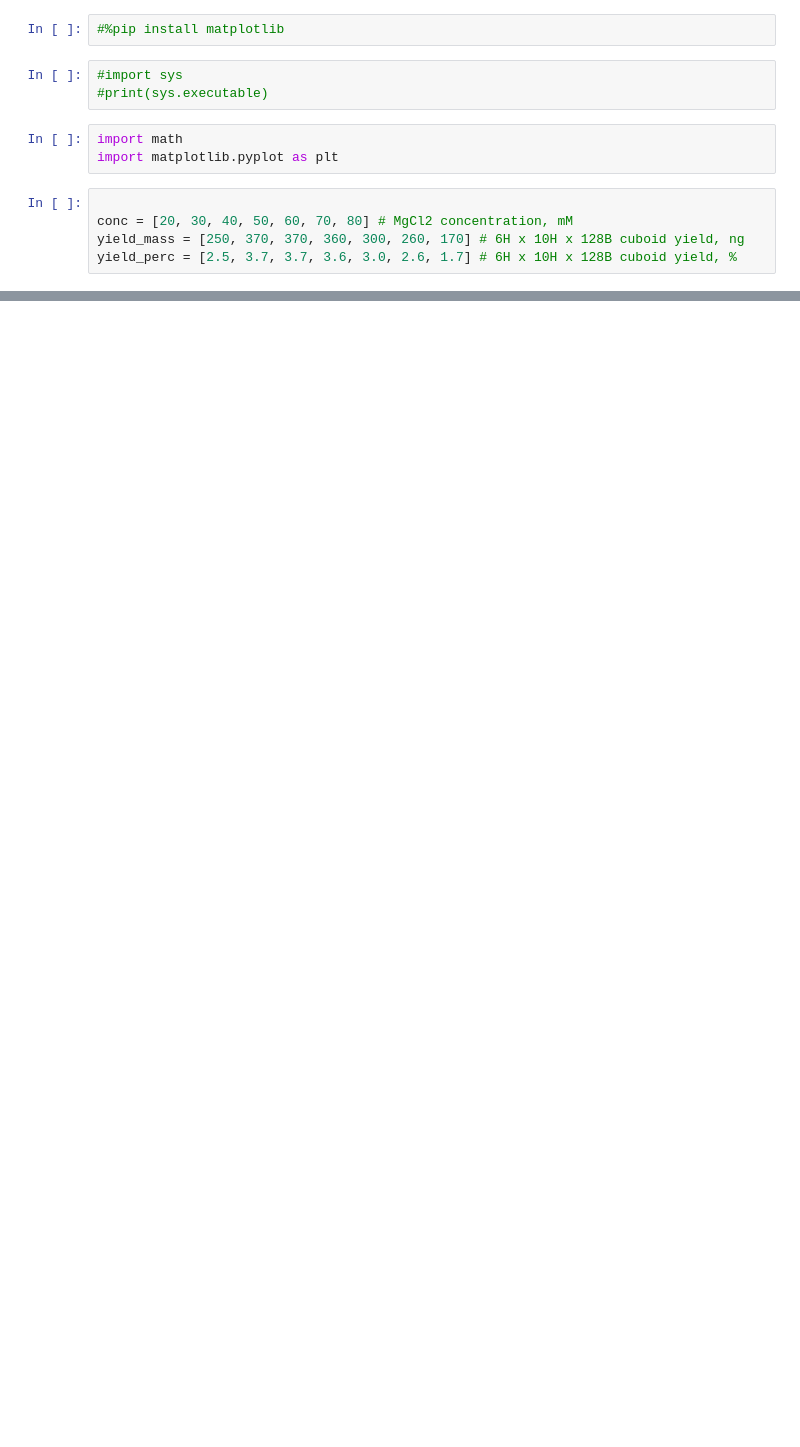
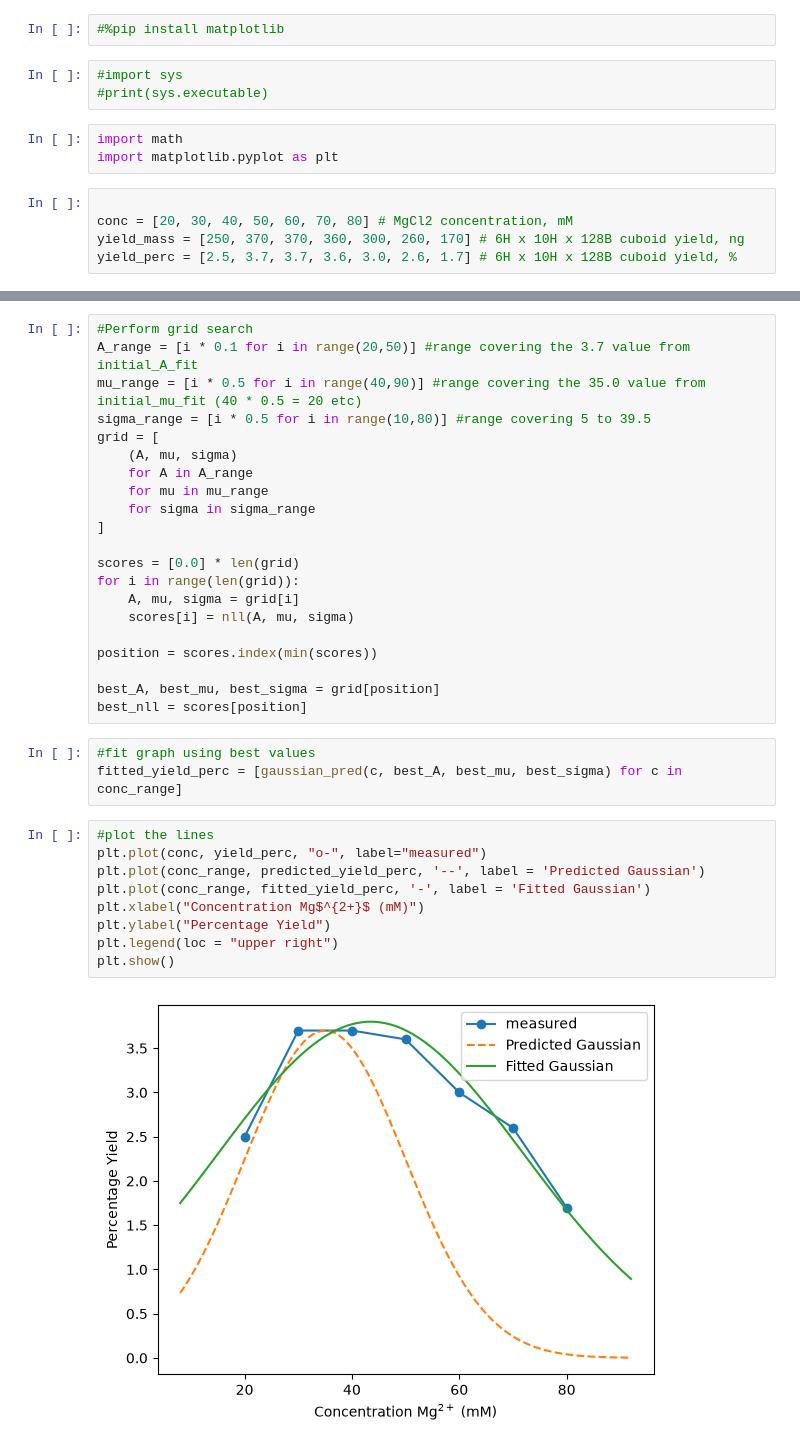
Before and after one commit to rracina/B-10_Project_DNA-Bricks, a Jupyter notebook: project_gabs.ipynb, the cells around one changed output, grey strips where cells are left out. Saved outputs shown, nothing was run; the diff lists cells and outputs as text; blank space fills up the shorter version.

```diff
--- a/project_gabs.ipynb
+++ b/project_gabs.ipynb
@@ -22,0 +132,35 @@ plt.show()
+# %%
+#Perform grid search
+A_range = [i * 0.1 for i in range(20,50)] #range covering the 3.7 value from initial_A_fit
+mu_range = [i * 0.5 for i in range(40,90)] #range covering the 35.0 value from initial_mu_fit (40 * 0.5 = 20 etc)
+sigma_range = [i * 0.5 for i in range(10,80)] #range covering 5 to 39.5
+grid = [
+    (A, mu, sigma)
+    for A in A_range
+    for mu in mu_range
+    for sigma in sigma_range
+]
+
+scores = [0.0] * len(grid)
+for i in range(len(grid)):
+    A, mu, sigma = grid[i]
+    scores[i] = nll(A, mu, sigma)
+
+position = scores.index(min(scores))
+
+best_A, best_mu, best_sigma = grid[position]
+best_nll = scores[position]
+# %%
+#fit graph using best values
+fitted_yield_perc = [gaussian_pred(c, best_A, best_mu, best_sigma) for c in conc_range]
+# %%
+#plot the lines
+plt.plot(conc, yield_perc, "o-", label="measured")
+plt.plot(conc_range, predicted_yield_perc, '--', label = 'Predicted Gaussian')
+plt.plot(conc_range, fitted_yield_perc, '-', label = 'Fitted Gaussian')
+plt.xlabel("Concentration Mg$^{2+}$ (mM)")
+plt.ylabel("Percentage Yield")
+plt.legend(loc = "upper right")
+plt.show()
+# %% [output]
+[figure, added]
```
Also changed, not shown: parts of 10 cells of this notebook.
